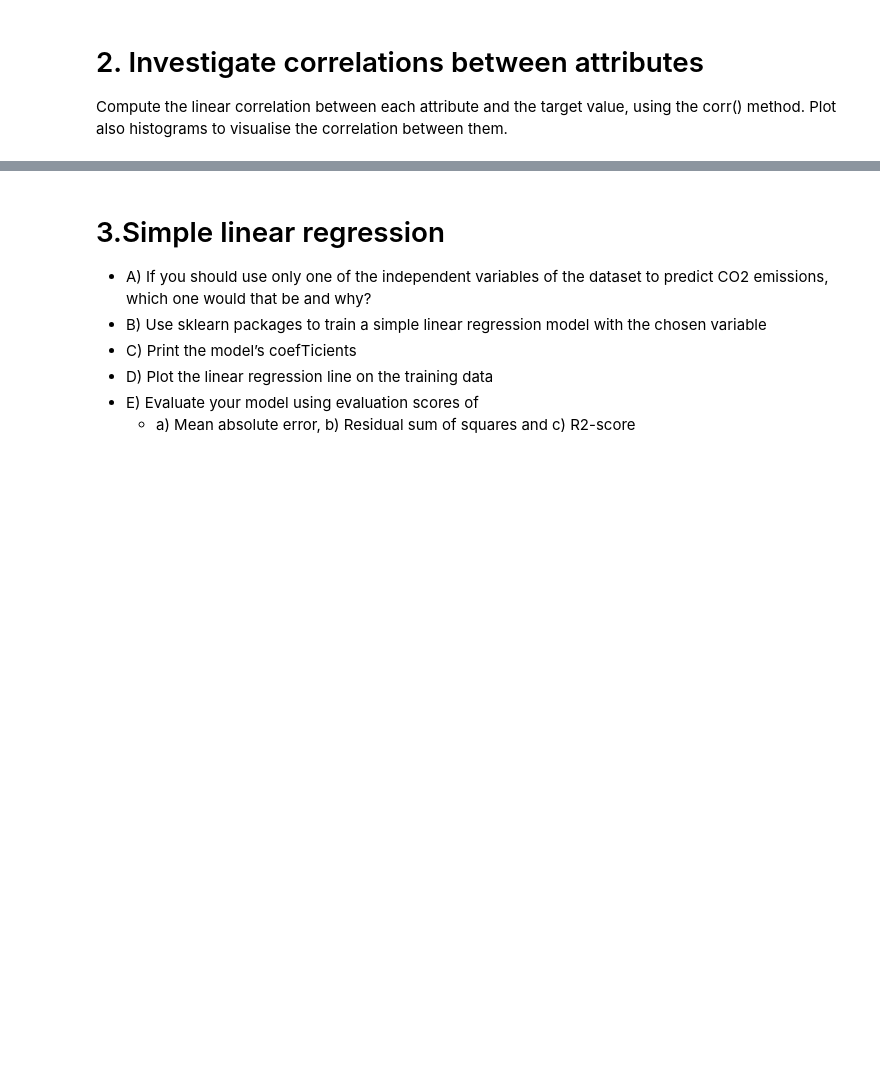
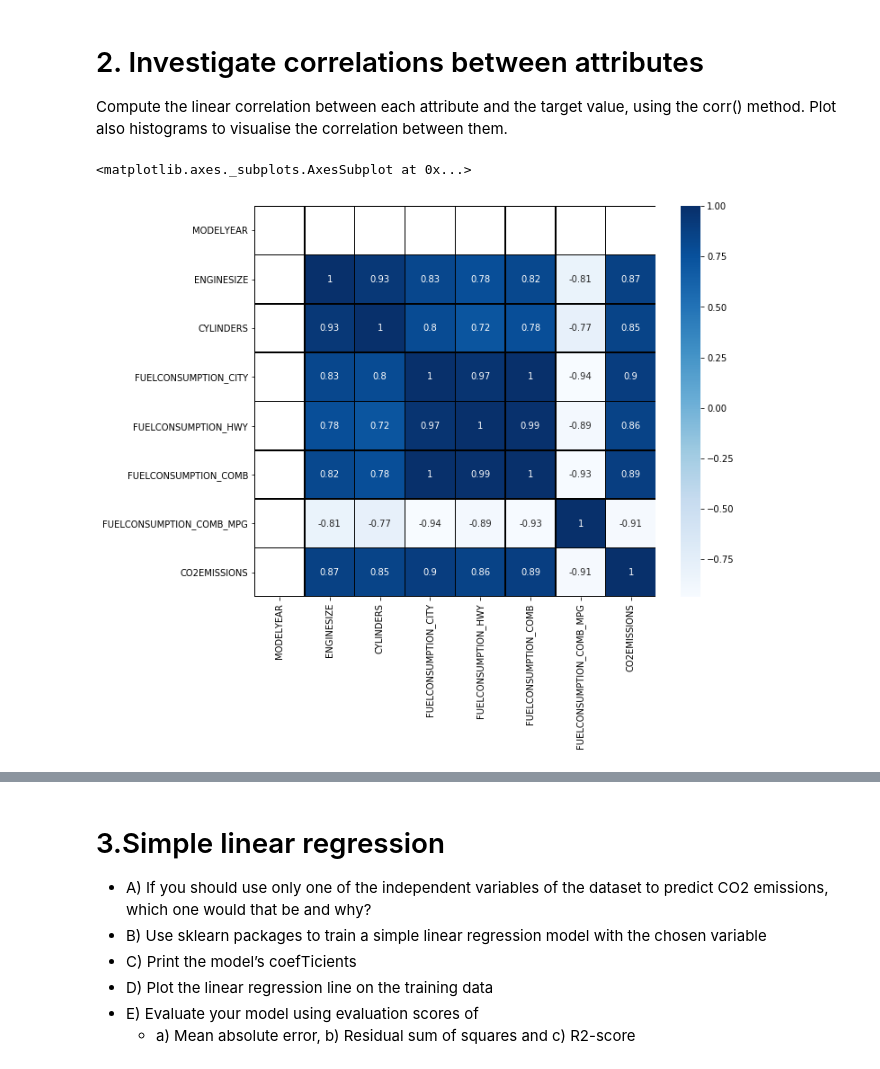
Before and after one commit to leonhelg/machine-learning-course, a Jupyter notebook: Session-3-regression-revised/Session-4.ipynb, the cells around one changed output, grey strips where cells are left out. Drawn from its saved outputs; the diff is of its cells as text; code cells hidden in the pictures; blank space fills up the shorter version.

```diff
--- a/Session-3-regression-revised/Session-4.ipynb
+++ b/Session-3-regression-revised/Session-4.ipynb
@@ -22,0 +24,3 @@ ImportError: No module named pandas
+# %%
+df = pd.read_csv(f'{dataset_directory}/{dataset_file_name}')
+df.info()
@@ -23,3 +72,13 @@ ImportError: No module named pandas
 # %% [markdown]
 # 2. Investigate correlations between attributes
 Compute the linear correlation between each attribute and the target value, using the corr() method. Plot also histograms to visualise the correlation between them.
+# %%
+correlation = df.corr()
+
+import seaborn as sns
+
+plt.subplots(figsize=(10, 8))
+sns.heatmap(correlation, linecolor='black', linewidth=0.5, annot=True, cmap='Blues')
+# %% [output]
+<matplotlib.axes._subplots.AxesSubplot at 0x...>
+[figure, added]
```
Also changed, not shown: parts of 6 cells of this notebook.
